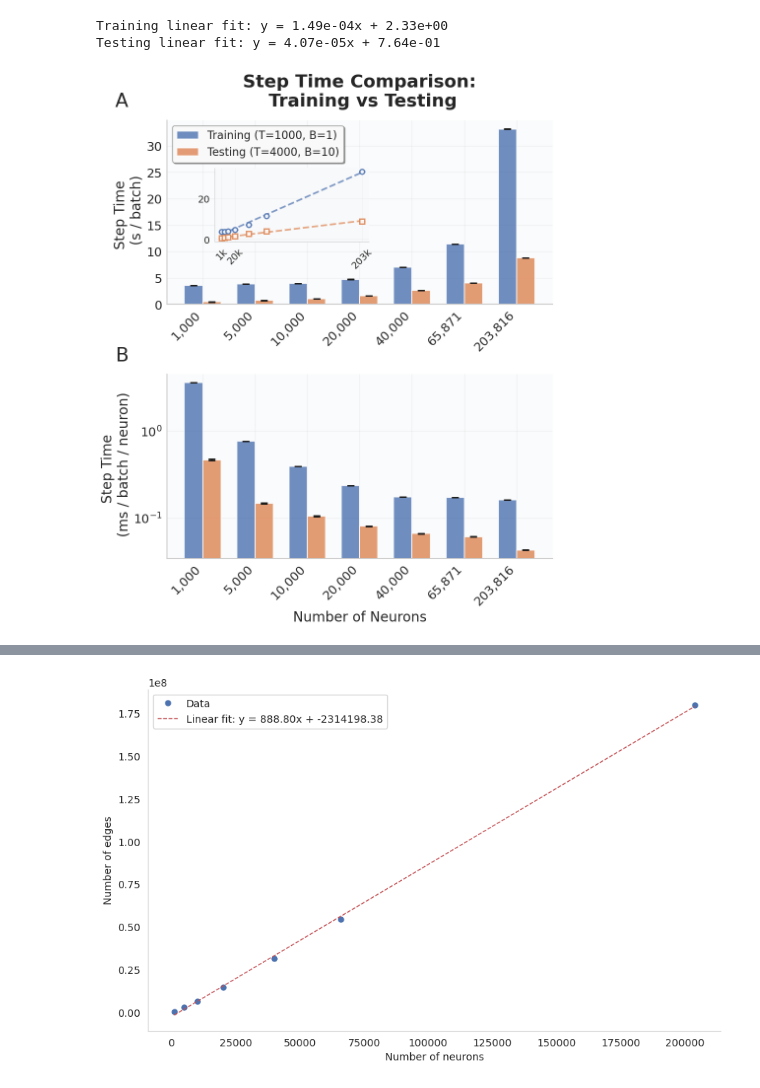
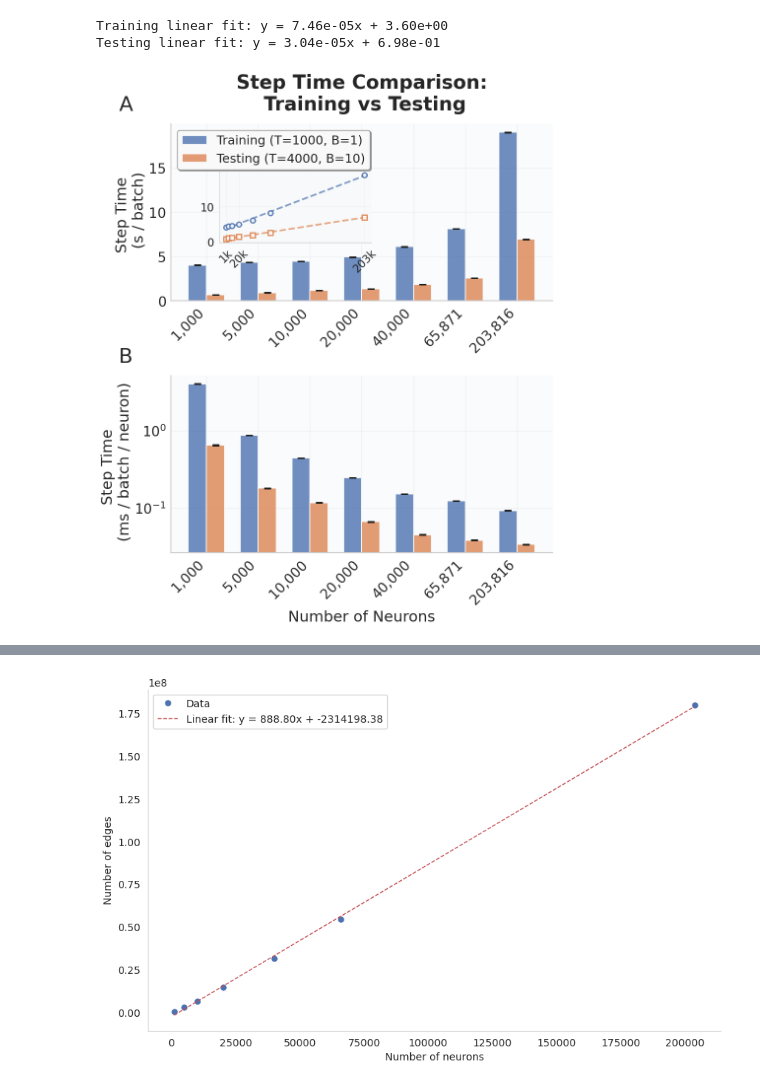
Before and after one commit to JavierGalvan9/V1_GLIF_model, a Jupyter notebook: performance_figures/performance_figures.ipynb, the cells around one changed output, grey strips where cells are left out. Saved outputs shown, nothing was run; the diff lists cells and outputs as text; code cells hidden in the pictures.

```diff
--- a/performance_figures/performance_figures.ipynb
+++ b/performance_figures/performance_figures.ipynb
@@ -15,7 +15,7 @@ np.random.seed(3000)
 # Set style parameters for publication quality
 plt.rcParams.update({
     'font.family': 'Arial',
-    'font.size': 12,
+    'font.size': 14,
     'axes.linewidth': 1.2,
     'axes.labelpad': 8,
     'xtick.major.width': 1.2,
@@ -23,18 +23,18 @@ plt.rcParams.update({
     'xtick.major.size': 5,
     'ytick.major.size': 5,
     'legend.frameon': True,
-    'legend.fontsize': 11,
-    'axes.labelsize': 12,
-    'axes.titlesize': 14,
-    'xtick.labelsize': 12,
-    'ytick.labelsize': 12,
+    'legend.fontsize': 13,
+    'axes.labelsize': 14,
+    'axes.titlesize': 16,
+    'xtick.labelsize': 14,
+    'ytick.labelsize': 14,
     # 'savefig.dpi': 300,
     # 'savefig.bbox': 'tight',
     'savefig.transparent': True
 })
 
 sns.set(style="ticks")
-plt.rcParams['text.usetex'] = True
+plt.rcParams['text.usetex'] = False
 
 # set tf to be run on CPUs
 # os.environ['CUDA_VISIBLE_DEVICES'] = '-1'
@@ -104,7 +112,9 @@ def load_training_data(csv_path):
                                     'mean_gpu_memory', 'sem_gpu_memory',
                                     'mean_rate', 'sem_rate', 'mode'])
 
-path = '/home/jgalvan/Desktop/Neurocoding/V1_GLIF_model/performance_figures/performance_statistics_thesis_data.csv'
+# path = '/home/jgalvan/Desktop/Neurocoding/V1_GLIF_model/performance_figures/performance_statistics_thesis_data.csv'
+path = '/home/jgalvan/Desktop/Neurocoding/V1_GLIF_model/performance_figures/performance_statistics_paper_data.csv'
+
 # open as pd dataframe
 df = load_training_data(path)
 # Rename columns to match the expected format in the plot functions
@@ -250,17 +309,17 @@ def create_normalized_step_time_comparison(train_df, test_df, output_dir=''):
                        yerr=test_norm_sems, capsize=5, error_kw={'linewidth': 2, 'capthick': 2},
                        alpha=0.8, edgecolor='white', linewidth=1.5)
 
-        ax1.set_ylabel('Step Time \n (s / batch)', fontsize=20, fontweight='normal')
+        ax1.set_ylabel('Step Time \n (s / batch)', fontsize=22, fontweight='normal')
         ax1.set_title('Step Time Comparison:\n Training vs Testing',
-                     fontweight='bold', fontsize=26, pad=20)
+                     fontweight='bold', fontsize=28, pad=20)
         ax1.set_xticks(x)
         ax1.set_xticklabels([f"{n:,}" for n in common_neurons], rotation=45,
-                           fontsize=18, ha='right')
-        ax1.tick_params(axis='y', labelsize=18)
+                           fontsize=20, ha='right')
+        ax1.tick_params(axis='y', labelsize=20)
         ax1.grid(True, alpha=0.3, linestyle='-', linewidth=0.8)
 
         # Improve legend
-        legend = ax1.legend(fontsize=16, loc='upper left', frameon=True,
+        legend = ax1.legend(fontsize=18, loc='upper left', frameon=True,
                            fancybox=True, shadow=True, framealpha=0.95)
         legend.get_frame().set_facecolor('white')
         legend.get_frame().set_edgecolor('gray')
@@ -296,10 +355,10 @@ def create_normalized_step_time_comparison(train_df, test_df, output_dir=''):
         print(f"Training linear fit: y = {train_fit[0]:.2e}x + {train_fit[1]:.2e}")
         print(f"Testing linear fit: y = {test_fit[0]:.2e}x + {test_fit[1]:.2e}")
 
-        ax_inset.tick_params(axis='both', labelsize=14)
+        ax_inset.tick_params(axis='both', labelsize=16)
         ax_inset.set_xticks(common_neurons[::3])
         ax_inset.set_xticklabels([f"{n//1000}k" for n in common_neurons[::3]],
-                                fontsize=14, rotation=45)
+                                fontsize=16, rotation=45)
         ax_inset.grid(True, alpha=0.3, linestyle='-', linewidth=0.5)
         ax_inset.set_facecolor('#f8f9fa')
 
@@ -337,44 +396,44 @@ def create_normalized_step_time_comparison(train_df, test_df, output_dir=''):
 
         # Set log scale for y-axis
         ax2.set_yscale('log')
-        ax2.set_xlabel('Number of Neurons', fontsize=20, fontweight='normal')
-        ax2.set_ylabel('Step Time \n (ms / batch / neuron)', fontsize=20, fontweight='normal')
+        ax2.set_xlabel('Number of Neurons', fontsize=22, fontweight='normal')
+        ax2.set_ylabel('Step Time \n (ms / batch / neuron)', fontsize=22, fontweight='normal')
         ax2.set_xticks(x)
         ax2.set_xticklabels([f"{n:,}" for n in common_neurons], rotation=45,
-                           fontsize=18, ha='right')
-        ax2.tick_params(axis='y', labelsize=18)
+                           fontsize=20, ha='right')
+        ax2.tick_params(axis='y', labelsize=20)
         ax2.grid(True, alpha=0.3, linestyle='-', linewidth=0.8)
 
         # # Improve legend for second panel
         # legend2 = ax2.legend(fontsize=18, loc='upper left', frameon=True,
         #                     fancybox=True, shadow=True, framealpha=0.95)
         # legend2.get_frame().set_facecolor('white')
         # legend2.get_frame().set_edgecolor('gray')
 
         # Add subtle background colors to distinguish panels
         ax1.set_facecolor('#fafbfc')
         ax2.set_facecolor('#fafbfc')
 
         # Improve spacing and layout
         plt.tight_layout(pad=3.0)
 
         # Add panel labels
-        ax1.text(-0.1, 1.05, 'A', transform=ax1.transAxes, fontsize=28,
+        ax1.text(-0.1, 1.05, 'A', transform=ax1.transAxes, fontsize=30,
                 fontweight='normal', va='bottom', ha='right')
-        ax2.text(-0.1, 1.05, 'B', transform=ax2.transAxes, fontsize=28,
+        ax2.text(-0.1, 1.05, 'B', transform=ax2.transAxes, fontsize=30,
                 fontweight='normal', va='bottom', ha='right')
 
         # Remove top and right spines for cleaner look
         for ax in [ax1, ax2]:
             ax.spines['top'].set_visible(False)
             ax.spines['right'].set_visible(False)
             ax.spines['left'].set_linewidth(1.5)
             ax.spines['bottom'].set_linewidth(1.5)
 
         plt.show()
 
 create_normalized_step_time_comparison(train_df, test_df, output_dir='')
 # %% [output]
-Training linear fit: y = 1.49e-04x + 2.33e+00
-Testing linear fit: y = 4.07e-05x + 7.64e-01
+Training linear fit: y = 7.46e-05x + 3.60e+00
+Testing linear fit: y = 3.04e-05x + 6.98e-01
-[figure, old version]
+[figure, new version]
```
Also changed, not shown: parts of 10 cells of this notebook, 2 other files.
